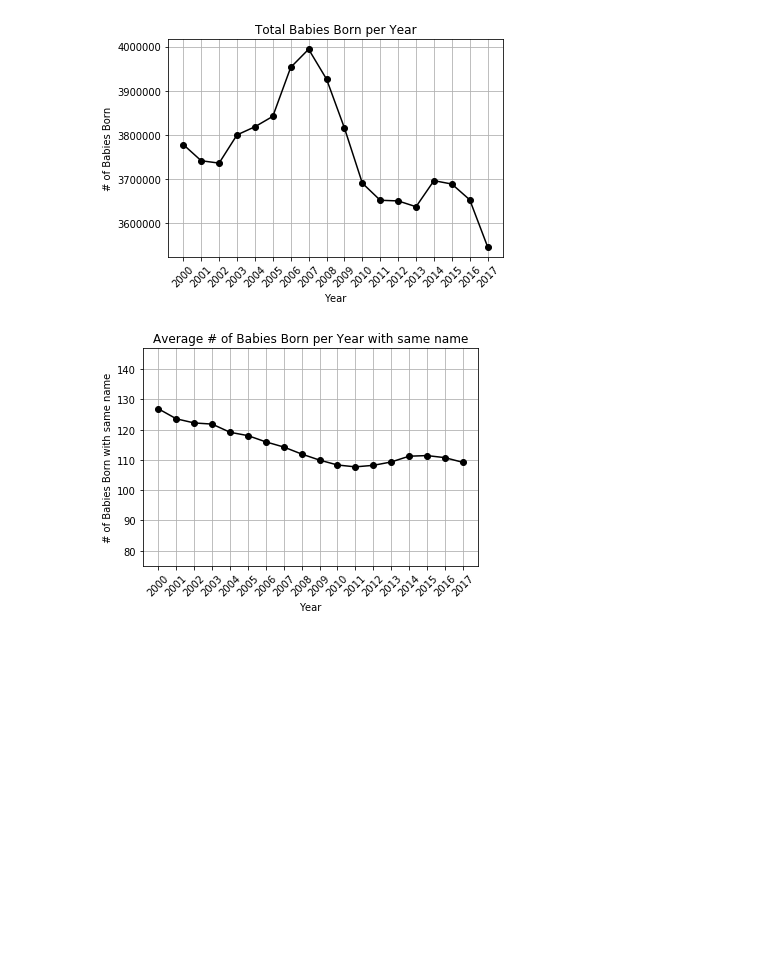
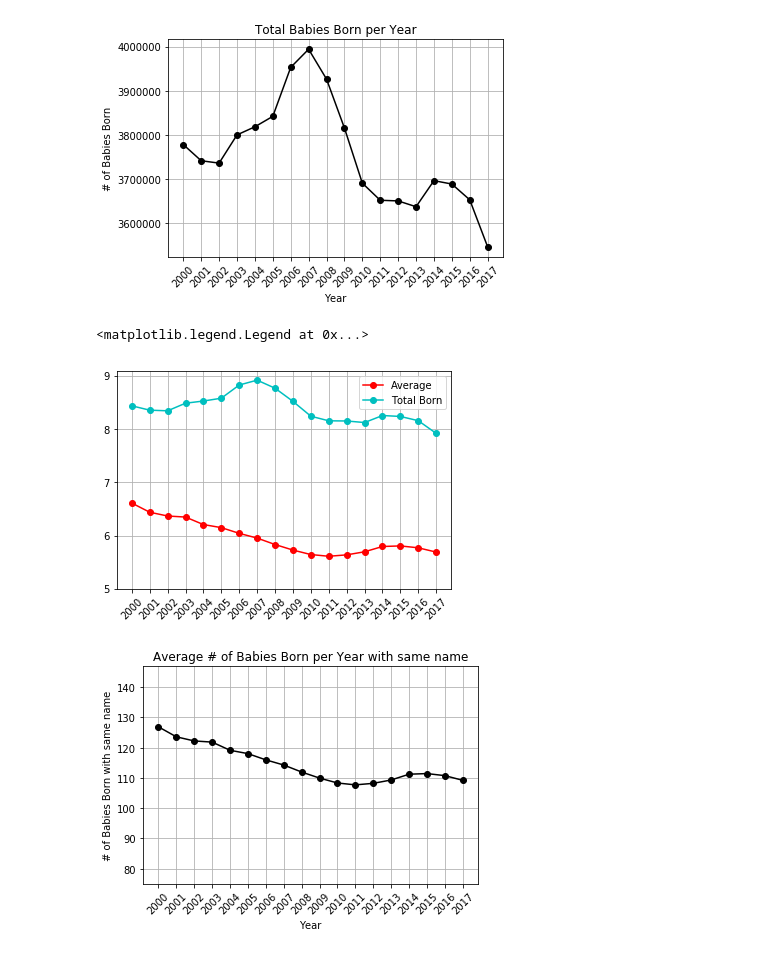
Before and after one commit to nsetnik0703/nightwatch, a Jupyter notebook: NamesGoTmatplot.ipynb, the cells around one changed output. Cells and saved outputs as stored; diff of their text form; code cells hidden in the pictures; blank space fills up the shorter version.

```diff
--- a/NamesGoTmatplot.ipynb
+++ b/NamesGoTmatplot.ipynb
@@ -152,6 +152,18 @@ plt.show()
 # interesting note: Sharp change in babies born per year around '07. Possibly due to finacial crisis?
 # %% [output]
 [figure]
+# %%
+def norm(data):
+    return (data)/(max(data)-min(data))
+plt.plot(aryadf["Year"],norm(averagedf["name(average)"]), marker='o', c="r",label='Average')
+plt.plot(averagedf["Year"],norm(total_counts), marker='o', c="c",label='Total Born')
+plt.xticks(rotation=45)
+plt.grid()
+plt.yticks(range(5,10))
+plt.legend()
+# %% [output]
+<matplotlib.legend.Legend at 0x...>
+[figure, added]
 # %%
 plt.plot(aryadf["Year"],averagedf["name(average)"], marker='o', c="k")
 plt.xticks(rotation=45)
```
Also changed, not shown: parts of 9 cells of this notebook, 5 other files.
